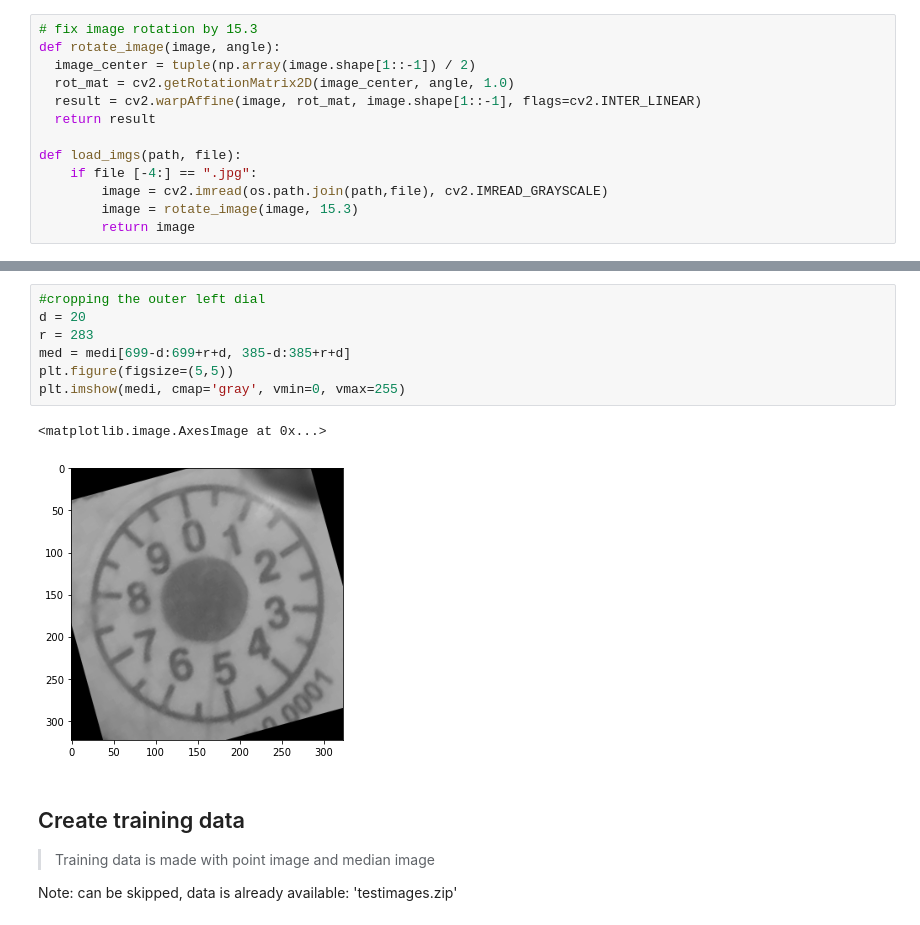
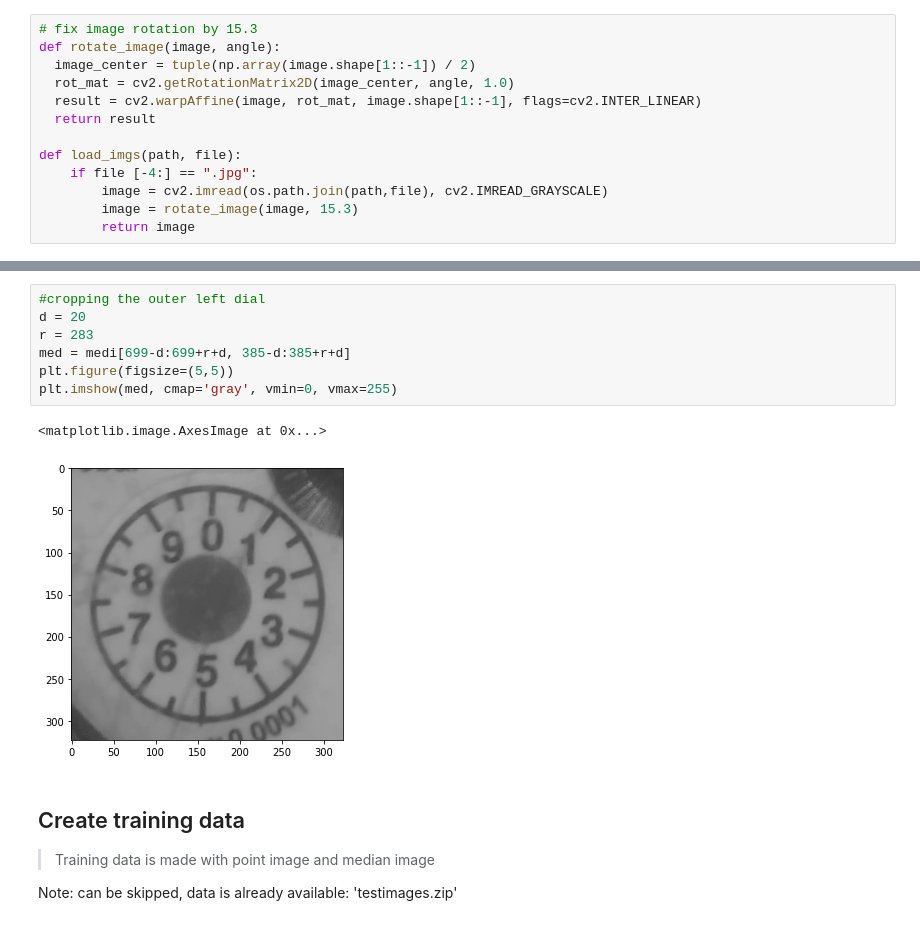
Before and after one commit to matt-chv/AIWaterMeter, a Jupyter notebook: nb/watermeter_clean.ipynb, the cells around one changed output, grey strips where cells are left out. Cells and saved outputs as stored; diff of their text form.

```diff
--- a/nb/watermeter_clean.ipynb
+++ b/nb/watermeter_clean.ipynb
@@ -67,13 +74,13 @@ plt.imshow(medi, cmap='gray', vmin=0, vmax=255)
 # %%
 #cropping the outer left dial
 d = 20
 r = 283
 med = medi[699-d:699+r+d, 385-d:385+r+d]
 plt.figure(figsize=(5,5))
-plt.imshow(medi, cmap='gray', vmin=0, vmax=255)
+plt.imshow(med, cmap='gray', vmin=0, vmax=255)
 # %% [output]
 <matplotlib.image.AxesImage at 0x...>
-[figure, old version]
+[figure, new version]
 # %% [markdown]
 ## Create training data
 
```
Also changed, not shown: parts of 21 cells of this notebook.
